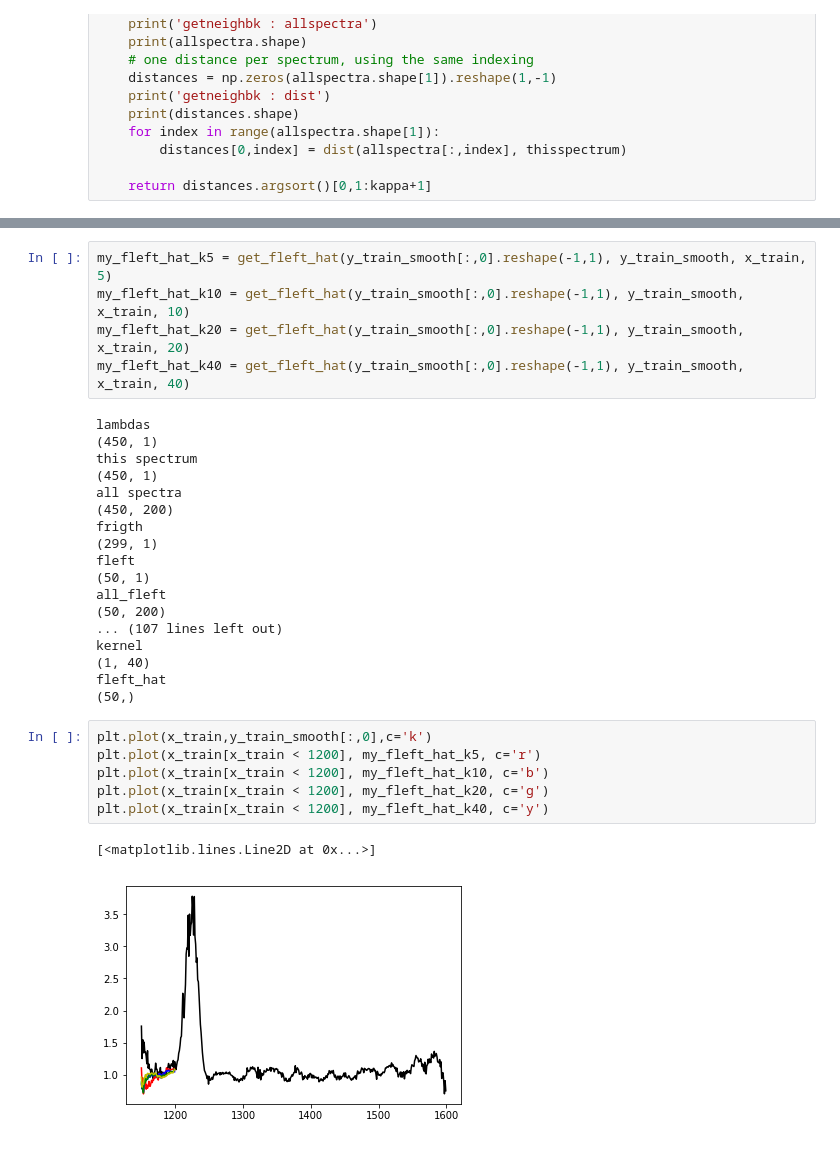
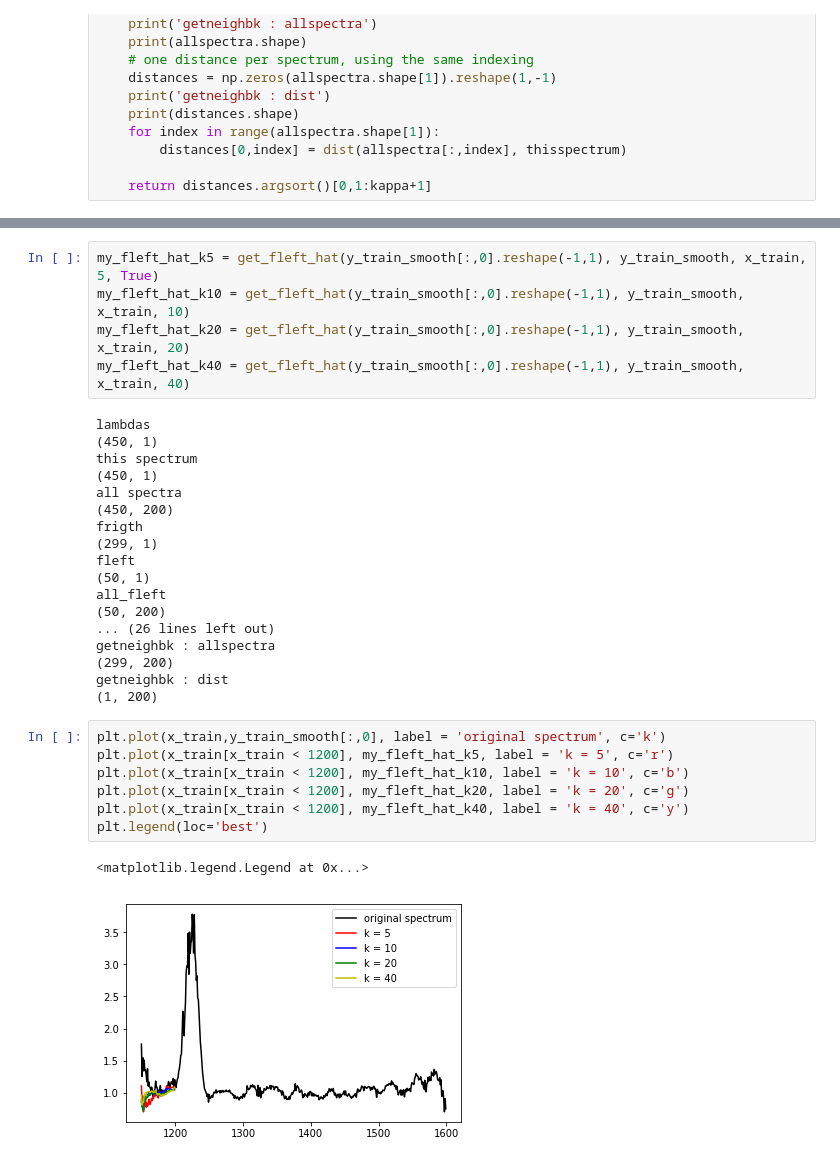
Before and after one commit to francesco-losterzo/MLPractice, a Jupyter notebook: Notebooks/LinearRegression_CS229.ipynb, the cells around one changed output, grey strips where cells are left out. Cells and saved outputs as stored; diff of their text form.

Commit message:
completed functional regression on training set

```diff
--- a/Notebooks/LinearRegression_CS229.ipynb
+++ b/Notebooks/LinearRegression_CS229.ipynb
@@ -693,7 +702,7 @@ def get_fleft_hat(thisspectrum, allspectra, lambdas, kappa):
 
     return fleft_hat
 # %%
-my_fleft_hat_k5 = get_fleft_hat(y_train_smooth[:,0].reshape(-1,1), y_train_smooth, x_train, 5)
+my_fleft_hat_k5 = get_fleft_hat(y_train_smooth[:,0].reshape(-1,1), y_train_smooth, x_train, 5, True)
 my_fleft_hat_k10 = get_fleft_hat(y_train_smooth[:,0].reshape(-1,1), y_train_smooth, x_train, 10)
 my_fleft_hat_k20 = get_fleft_hat(y_train_smooth[:,0].reshape(-1,1), y_train_smooth, x_train, 20)
 my_fleft_hat_k40 = get_fleft_hat(y_train_smooth[:,0].reshape(-1,1), y_train_smooth, x_train, 40)
@@ -710,17 +719,18 @@ fleft
 (50, 1)
 all_fleft
 (50, 200)
-... (107 lines left out)
-kernel
-(1, 40)
-fleft_hat
-(50,)
+... (26 lines left out)
+getneighbk : allspectra
+(299, 200)
+getneighbk : dist
+(1, 200)
 # %%
-plt.plot(x_train,y_train_smooth[:,0],c='k')
-plt.plot(x_train[x_train < 1200], my_fleft_hat_k5, c='r')
-plt.plot(x_train[x_train < 1200], my_fleft_hat_k10, c='b')
-plt.plot(x_train[x_train < 1200], my_fleft_hat_k20, c='g')
-plt.plot(x_train[x_train < 1200], my_fleft_hat_k40, c='y')
+plt.plot(x_train,y_train_smooth[:,0], label = 'original spectrum', c='k')
+plt.plot(x_train[x_train < 1200], my_fleft_hat_k5, label = 'k = 5', c='r')
+plt.plot(x_train[x_train < 1200], my_fleft_hat_k10, label = 'k = 10', c='b')
+plt.plot(x_train[x_train < 1200], my_fleft_hat_k20, label = 'k = 20', c='g')
+plt.plot(x_train[x_train < 1200], my_fleft_hat_k40, label = 'k = 40', c='y')
+plt.legend(loc='best')
 # %% [output]
-[<matplotlib.lines.Line2D at 0x...>]
+<matplotlib.legend.Legend at 0x...>
-[figure, old version]
+[figure, new version]
```
Also changed, not shown: parts of 7 cells of this notebook.
